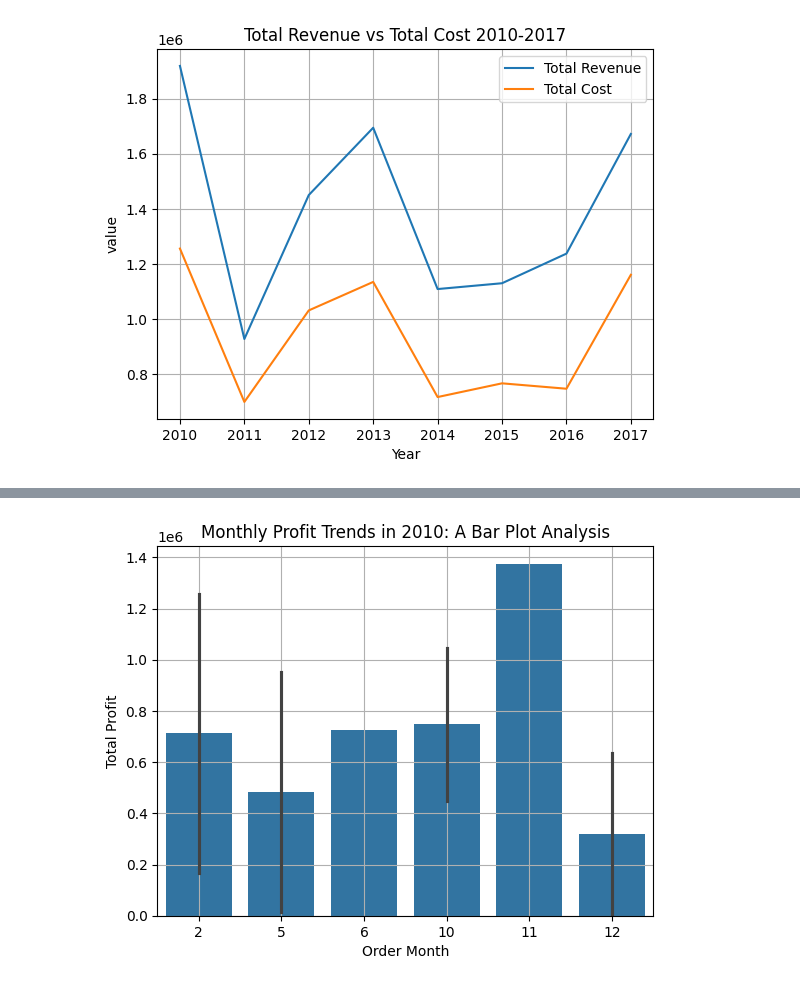
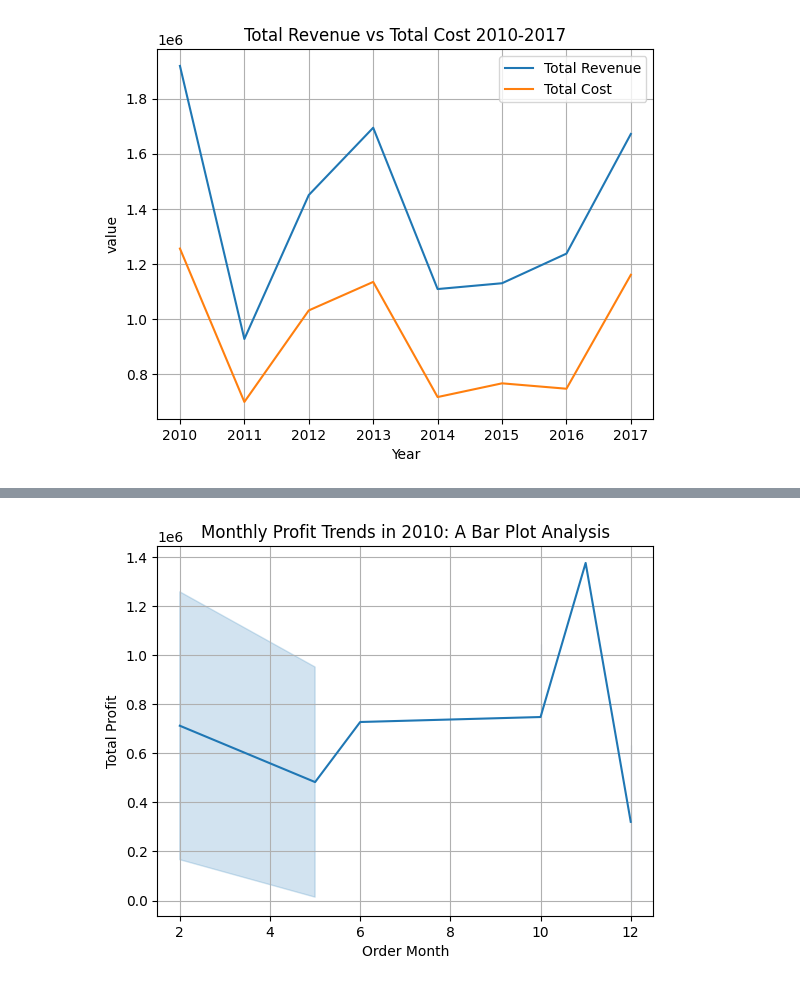
Before and after one commit to jswebguru/EDA_Amazon, a Jupyter notebook: EDA.ipynb, the cells around one changed output, grey strips where cells are left out. Saved outputs shown, nothing was run; the diff lists cells and outputs as text; code cells hidden in the pictures.

```diff
--- a/EDA.ipynb
+++ b/EDA.ipynb
@@ -145,12 +151,12 @@ df_2010.head()
 | 0 | Australia and Oceania | Tuvalu | Baby Food | Offline | H | 2010-05-28 | 669165933 | 6/27/2010 | ... |
 | 56 | Australia and Oceania | Fiji | Clothes | Offline | C | 2010-06-30 | 647876489 | 8/1/2010 | ... |
 # %%
-sns.barplot(data = df_2010, x = df_2010['Order Month'], y = df_2010['Total Profit'])
+sns.lineplot(data = df_2010, x = df_2010['Order Month'], y = df_2010['Total Profit'])
 plt.grid()
 plt.title("Monthly Profit Trends in 2010: A Bar Plot Analysis")
 plt.show()
 # %% [output]
-[figure, old version]
+[figure, new version]
 # %%
 sns.lineplot(data = df_2010, x = df_2010['Order Month'], y = df_2010['Total Revenue'], color = 'green')
 plt.grid()
```
Also changed, not shown: parts of 9 cells of this notebook, 1 other file.
